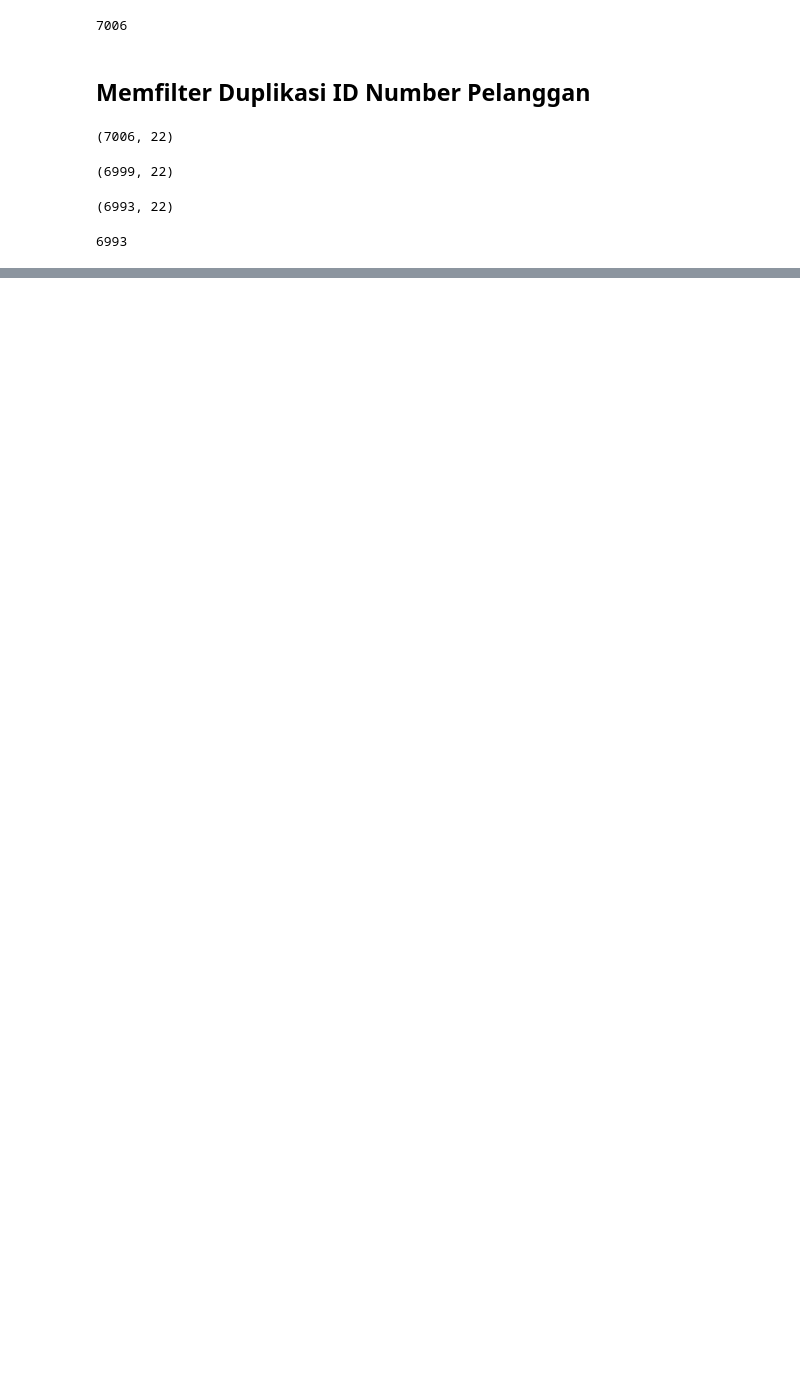
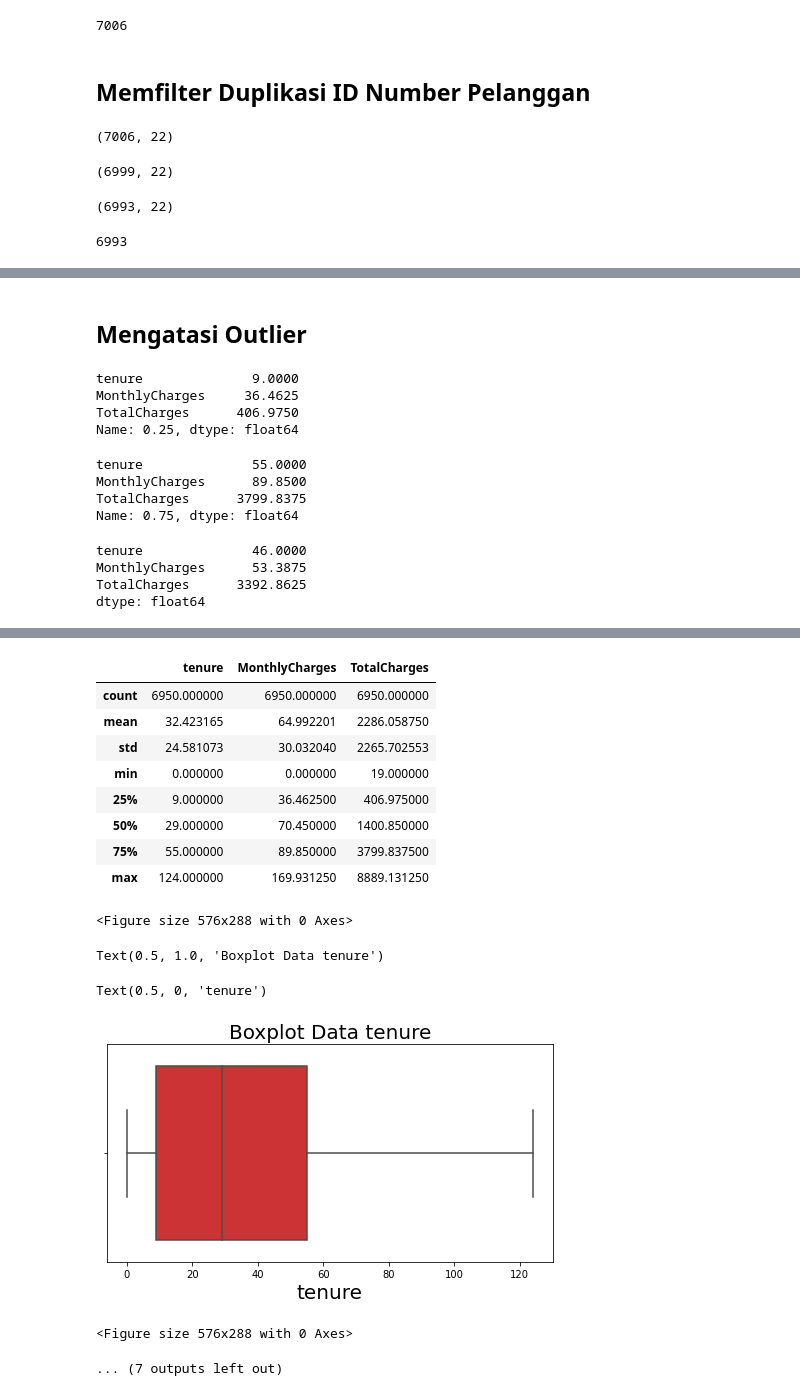
Before and after one commit to UsepSyaikalArifin/Application-File-PT-Bukit-Makmur-Mandiri-Utama-BUMA-, a Jupyter notebook: Kelas Penerapan di Industri/Customer Churn Prediction using Machine Learning/Jupyter Notebook/main.ipynb, the cells around one changed output, grey strips where cells are left out. Drawn from its saved outputs; the diff is of its cells as text; code cells hidden in the pictures; blank space fills up the shorter version.

```diff
--- a/Kelas Penerapan di Industri/Customer Churn Prediction using Machine Learning/Jupyter Notebook/main.ipynb
+++ b/Kelas Penerapan di Industri/Customer Churn Prediction using Machine Learning/Jupyter Notebook/main.ipynb
@@ -89,0 +214,47 @@ display(df_load["customerID"].count())
+# %% [markdown]
+## Mengatasi Outlier
+# %%
+Q1 = (df_load[['tenure','MonthlyCharges','TotalCharges']]).quantile(0.25)
+Q3 = (df_load[['tenure','MonthlyCharges','TotalCharges']]).quantile(0.75)
+IQR = Q3 - Q1
+
+minimum = Q1 - (1.5 * IQR)
+maximum = Q3 + (1.5 * IQR)
+
+df_load, maximum = df_load.align(maximum, axis=1, copy=False)
+more_than = (df_load > maximum)
+df_load, minimum = df_load.align(minimum, axis=1, copy=False)
+lower_than = (df_load < minimum)
+
+df_load = df_load.mask(more_than, maximum, axis=1)
+df_load = df_load.mask(lower_than, minimum, axis=1)
+
+display(Q1)
+display(Q3)
+display(IQR)
+# display(minimum)
+# display(maximum)
+display(more_than.head(10))
+display(lower_than.head(10))
+display(df_load.head())
+display(df_load[['tenure','MonthlyCharges','TotalCharges']].describe())
+
+for i,kol in enumerate(['tenure','MonthlyCharges','TotalCharges']):
+    plt.figure(figsize=(8, 4))
+    ax = sns.boxplot(x=df_load[kol], palette="Set{}".format(i+1))
+    plt.title("Boxplot Data {}".format(kol), fontsize=20)
+    plt.xlabel("{}".format(kol), fontsize=20)
+    plt.show()
+# %% [output]
+tenure              9.0000
+MonthlyCharges     36.4625
+TotalCharges      406.9750
+Name: 0.25, dtype: float64
+tenure              55.0000
+MonthlyCharges      89.8500
+TotalCharges      3799.8375
+Name: 0.75, dtype: float64
+tenure              46.0000
+MonthlyCharges      53.3875
+TotalCharges      3392.8625
+dtype: float64
@@ -89,0 +289,15 @@ display(df_load["customerID"].count())
+|  | tenure | MonthlyCharges | TotalCharges |
+| count | 6950.000000 | 6950.000000 | 6950.000000 |
+| mean | 32.423165 | 64.992201 | 2286.058750 |
+| std | 24.581073 | 30.032040 | 2265.702553 |
+| min | 0.000000 | 0.000000 | 19.000000 |
+| 25% | 9.000000 | 36.462500 | 406.975000 |
+| 50% | 29.000000 | 70.450000 | 1400.850000 |
+| 75% | 55.000000 | 89.850000 | 3799.837500 |
+| max | 124.000000 | 169.931250 | 8889.131250 |
+<Figure size 576x288 with 0 Axes>
+Text(0.5, 1.0, 'Boxplot Data tenure')
+Text(0.5, 0, 'tenure')
+[figure, added]
+<Figure size 576x288 with 0 Axes>
+... (7 outputs left out)
```
Also changed, not shown: parts of 11 cells of this notebook.
